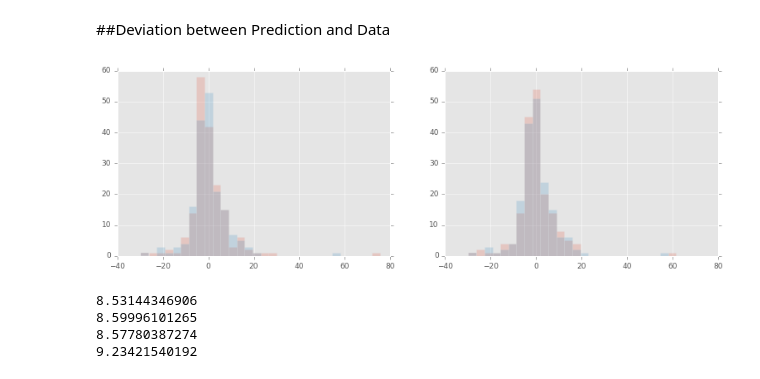
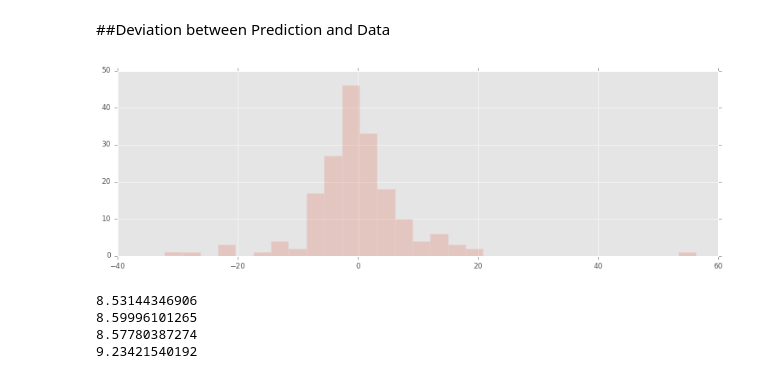
Before and after one commit to luiscvargas/insight_project, a Jupyter notebook: analysis/feature_exploration_analysis-wednesday.ipynb, the cells around one changed output. Saved outputs shown, nothing was run; the diff lists cells and outputs as text; code cells hidden in the pictures.

```diff
--- a/analysis/feature_exploration_analysis-wednesday.ipynb
+++ b/analysis/feature_exploration_analysis-wednesday.ipynb
@@ -386,17 +386,18 @@ Lasso Lars Regression R^2 =  0.592824291448
 # %%
 mpl.rcParams['figure.figsize'] = (13,4)
 yfit_linear = np.ravel(clf_linear.predict(X_))
 yfit_lasso = np.ravel(clf_lasso.predict(X_))
 yfit_ridge = np.ravel(clf_ridge.predict(X_))
 fig = plt.figure()
-ax1 = fig.add_subplot(121)
-n, bins, patches = ax1.hist(np.ravel(y_)-yfit_lassolars,bins=30,alpha=0.2);
-ax1.hist(np.ravel(y_)-yfit_ridge,bins=bins,alpha=0.2);
-ax2 = fig.add_subplot(122)
-ax2.hist(np.ravel(y_)-yfit_lasso,bins=bins,alpha=0.2);
-ax2.hist(np.ravel(y_)-yfit_linear,bins=bins,alpha=0.2);
+ax1 = fig.add_subplot(111)
+n, bins, patches = ax1.hist(np.ravel(y_)-yfit_linear,bins=30,alpha=0.2);
+ax.set_xlabel("Number of Chinese Restaurants")
+#ax1.hist(np.ravel(y_)-yfit_ridge,bins=bins,alpha=0.2);
+#ax2 = fig.add_subplot(122)
+#ax2.hist(np.ravel(y_)-yfit_lasso,bins=bins,alpha=0.2);
+#ax2.hist(np.ravel(y_)-yfit_linear,bins=bins,alpha=0.2);
 # %% [output]
-[figure, old version]
+[figure, new version]
 # %%
 dx_linear = np.ravel(y_)-yfit_linear
 dx_lasso = np.ravel(y_)-yfit_lasso
```
Also changed, not shown: parts of 7 cells of this notebook, 5 other files.
